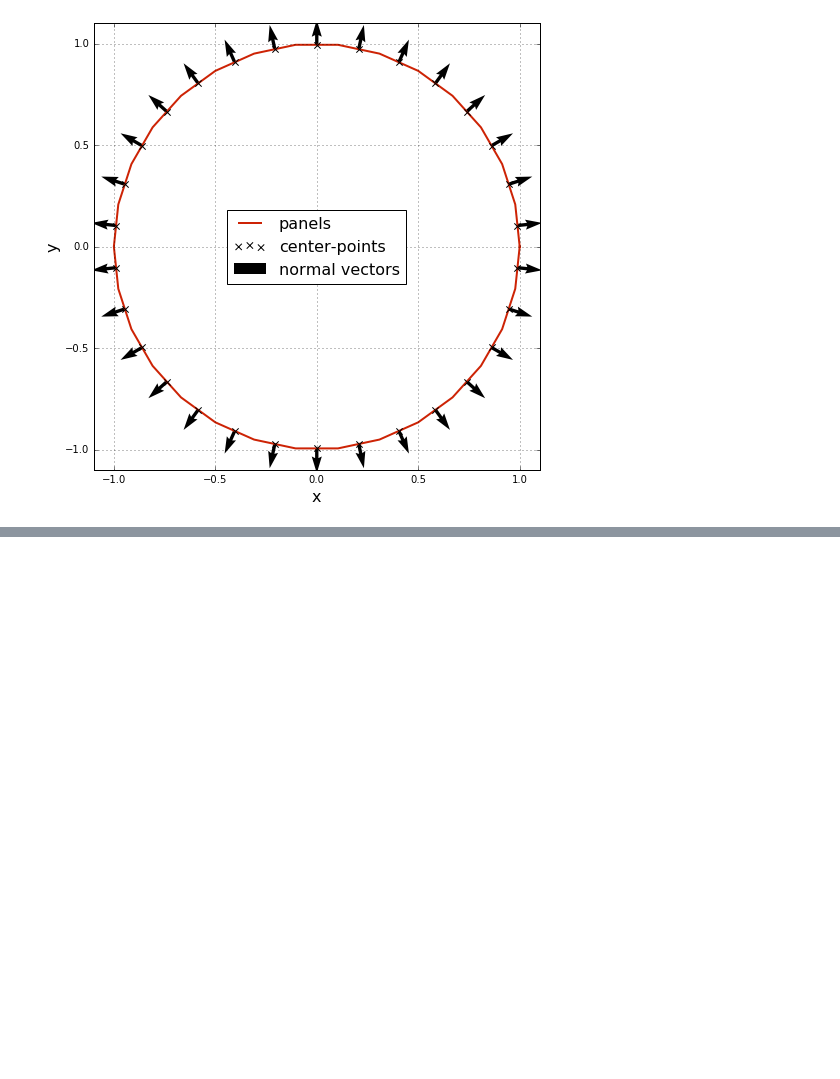
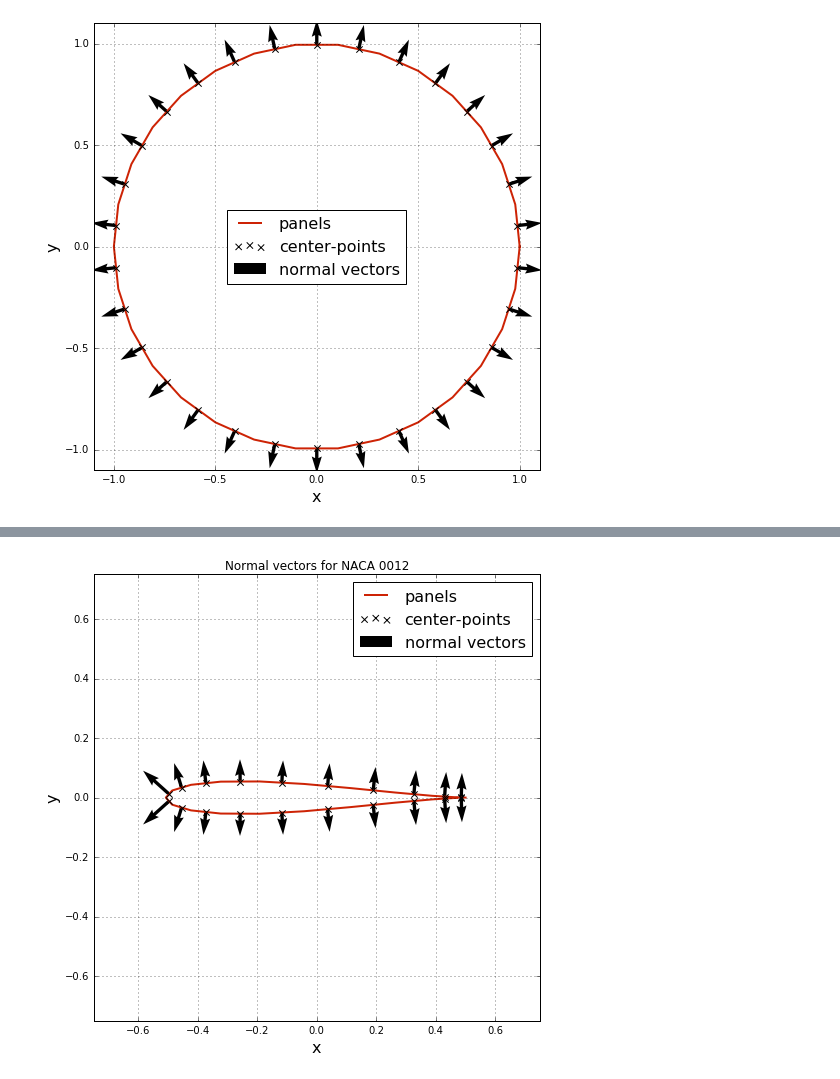
Before and after one commit to shantanu7/AeroPython, a Jupyter notebook: MAE6226_Aero_Hydro/HW10_Bailoor.ipynb, the cells around one changed output, grey strips where cells are left out. Cells and saved outputs as stored; diff of their text form; code cells hidden in the pictures; blank space fills up the shorter version.

```diff
--- a/MAE6226_Aero_Hydro/HW10_Bailoor.ipynb
+++ b/MAE6226_Aero_Hydro/HW10_Bailoor.ipynb
@@ -153,0 +200,4 @@ pyplot.streamplot(X, Y, xvel, yvel, color = '#000000')
+# %%
+def JoukowskiTransform(zetamat, zetac, a):
+    zmat = (zetamat+zetac) + a**2/(zetamat+zetac)
+    return zmat
@@ -153,0 +233,38 @@ pyplot.streamplot(X, Y, xvel, yvel, color = '#000000')
+# %%
+A = numpy.zeros((N_panels,N_panels)); b = numpy.zeros(N_panels); uinf = 1.0
+
+for i in range (N_panels):
+    panels[i].vn = 0.0
+    xpi = panels[i].xc; ypi = panels[i].yc
+    betap = panels[i].beta
+    for j in range (N_panels):
+        if (i != j):
+            [up, vp]     = get_source_panel_velocity(xpi, ypi, panels[j])
+            panels[i].vn = panels[i].vn + math.cos(betap)*(up) + math.sin(betap)*(vp)
+            A[i,j]       = math.cos(betap)*(up) + math.sin(betap)*(vp)
+        else:
+            panels[i].vn = panels[i].vn + panels[i].sigma/2.0
+            A[i,i] = panels[i].sigma/2.0
+
+    b[i] = uinf*math.cos(betap)
+    #print(xpi, ypi, b[i])
+
+xsigma = numpy.linalg.solve(A,b)
+# %%
+# plotting the panels
+size = 8
+pyplot.figure(figsize=(size, size))
+pyplot.grid(True)
+pyplot.xlabel('x', fontsize=16)
+pyplot.ylabel('y', fontsize=16)
+pyplot.title('Normal vectors for NACA 0012')
+pyplot.plot([p.xa for p in panels], [p.ya for p in panels], color='#CD2305', linestyle='-', linewidth=2)
+pyplot.scatter([p.xc for p in panels], [p.yc for p in panels], color='k', marker='x',s=40, zorder=3)
+pyplot.quiver([p.xc for p in panels], [p.yc for p in panels], \
+[p.vn*math.cos(p.beta) for p in panels], [p.vn*math.sin(p.beta) for p in panels] )
+pyplot.legend(['panels', 'center-points', 'normal vectors'],
+           loc='best', prop={'size':16})
+pyplot.xlim(-0.75, 0.75);
+pyplot.ylim(-0.75, 0.75);
+# %% [output]
+[figure, added]
```
Also changed, not shown: parts of 11 cells of this notebook.
